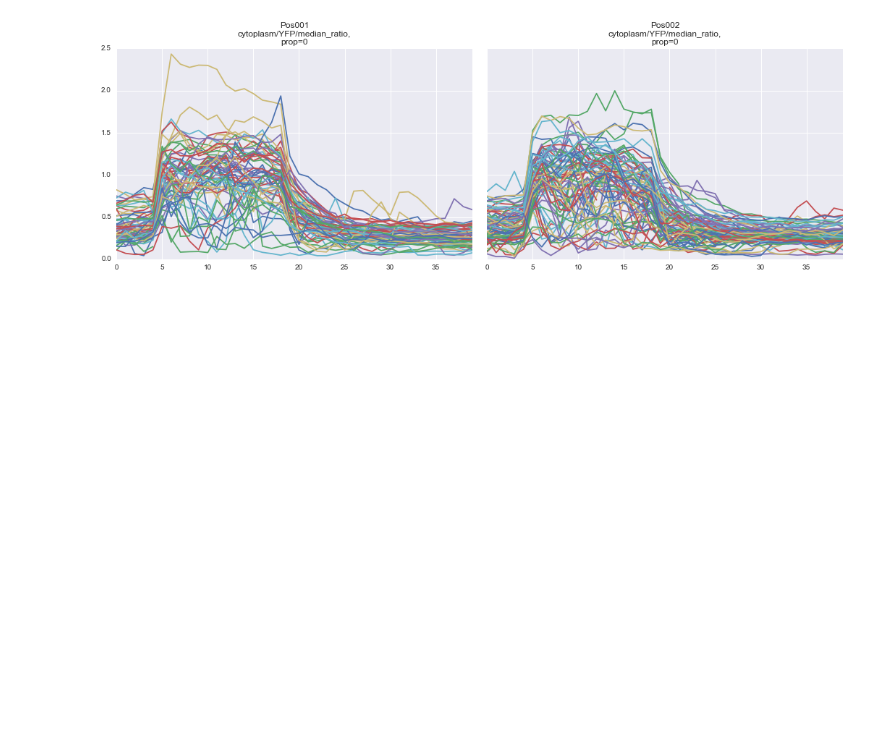
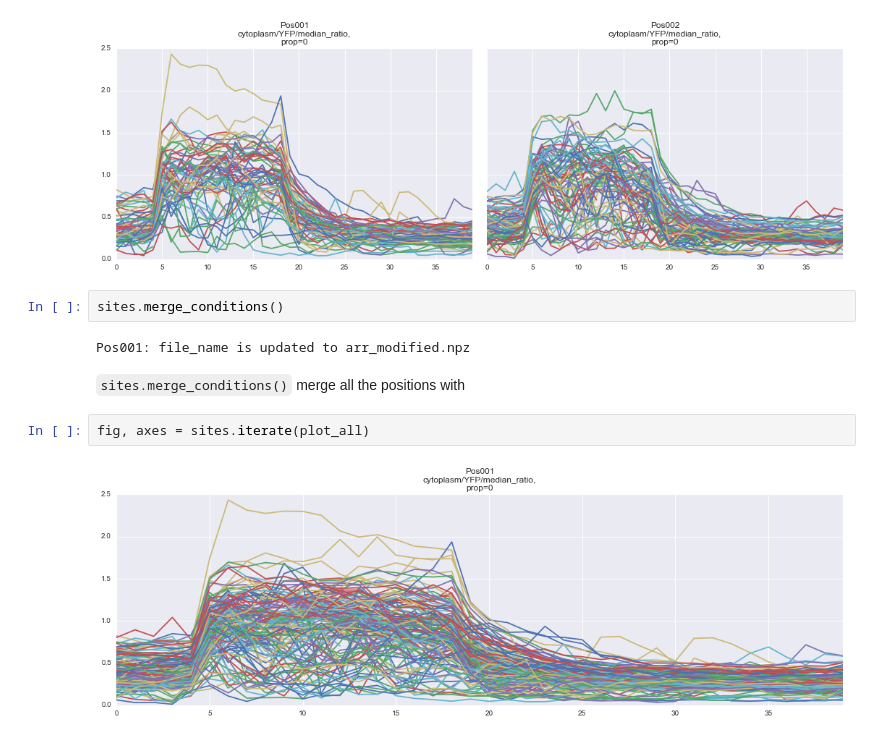
Before and after one commit to macklin/covertrace, a Jupyter notebook: demo.ipynb, the cells around one changed output. Cells and saved outputs as stored; diff of their text form; blank space fills up the shorter version.

```diff
--- a/demo.ipynb
+++ b/demo.ipynb
@@ -210,3 +210,13 @@ plot_all = partial(ops_plotter.plot_all)
 fig, axes = sites.iterate(plot_all)
 # %% [output]
 [figure]
+# %%
+sites.merge_conditions()
+# %% [output]
+Pos001: file_name is updated to arr_modified.npz
+# %% [markdown]
+`sites.merge_conditions()` merge all the positions with
+# %%
+fig, axes = sites.iterate(plot_all)
+# %% [output]
+[figure, added]
```
